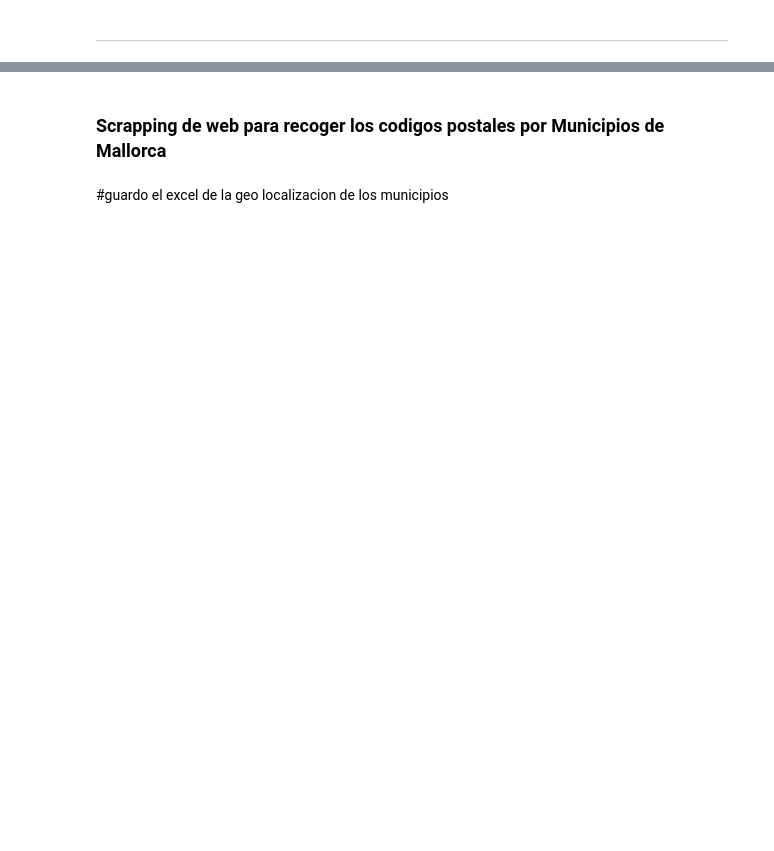
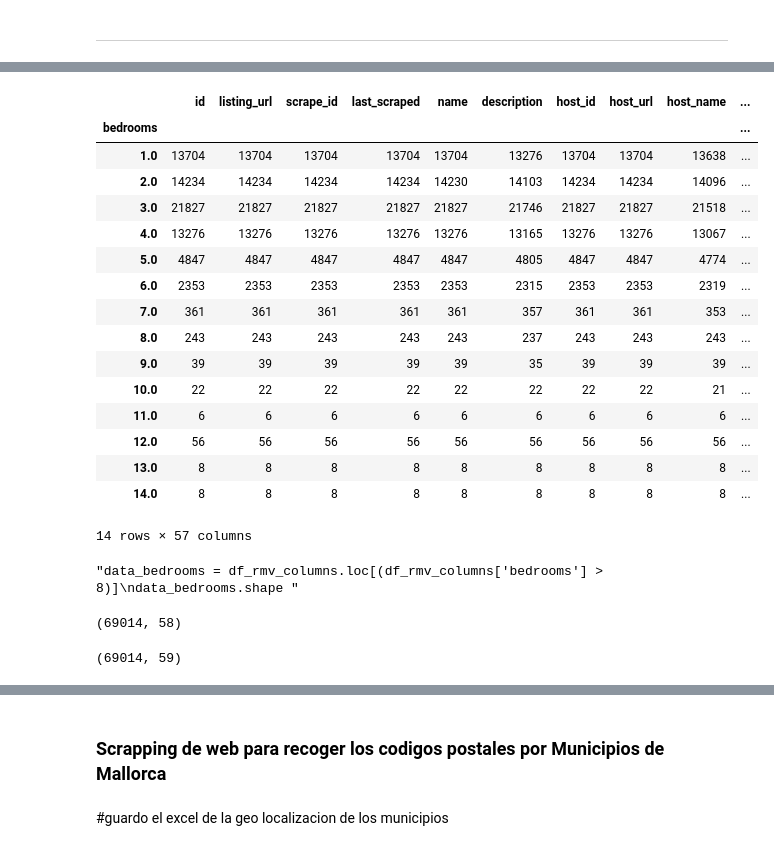
Before and after one commit to JaimeLeoz/w4-ETL-Project, a Jupyter notebook: MainWork-1.ipynb, the cells around one changed output, grey strips where cells are left out. Drawn from its saved outputs; the diff is of its cells as text; code cells hidden in the pictures; blank space fills up the shorter version.

```diff
--- a/MainWork-1.ipynb
+++ b/MainWork-1.ipynb
@@ -255,0 +259,2 @@ Index(['id', 'listing_url', 'scrape_id', 'last_scraped', 'name', 'description',
+# %%
+df_rmv_columns.drop_duplicates(inplace=True)
@@ -257,0 +328,22 @@ Index(['id', 'listing_url', 'scrape_id', 'last_scraped', 'name', 'description',
+# %%
+# muy bienm asi vemos la distribución y podemos  diseñar el loop para la nueva columna
+
+df_rmv_columns.groupby('bedrooms').count()[:15]
+# %% [output]
+|  | id | listing_url | scrape_id | last_scraped | name | description | host_id | host_url | host_name | ... |
+| bedrooms |  |  |  |  |  |  |  |  |  | ... |
+| 1.0 | 13704 | 13704 | 13704 | 13704 | 13704 | 13276 | 13704 | 13704 | 13638 | ... |
+| 2.0 | 14234 | 14234 | 14234 | 14234 | 14230 | 14103 | 14234 | 14234 | 14096 | ... |
+| 3.0 | 21827 | 21827 | 21827 | 21827 | 21827 | 21746 | 21827 | 21827 | 21518 | ... |
+| 4.0 | 13276 | 13276 | 13276 | 13276 | 13276 | 13165 | 13276 | 13276 | 13067 | ... |
+| 5.0 | 4847 | 4847 | 4847 | 4847 | 4847 | 4805 | 4847 | 4847 | 4774 | ... |
+| 6.0 | 2353 | 2353 | 2353 | 2353 | 2353 | 2315 | 2353 | 2353 | 2319 | ... |
+| 7.0 | 361 | 361 | 361 | 361 | 361 | 357 | 361 | 361 | 353 | ... |
+| 8.0 | 243 | 243 | 243 | 243 | 243 | 237 | 243 | 243 | 243 | ... |
+| 9.0 | 39 | 39 | 39 | 39 | 39 | 35 | 39 | 39 | 39 | ... |
+| 10.0 | 22 | 22 | 22 | 22 | 22 | 22 | 22 | 22 | 21 | ... |
+| 11.0 | 6 | 6 | 6 | 6 | 6 | 6 | 6 | 6 | 6 | ... |
+| 12.0 | 56 | 56 | 56 | 56 | 56 | 56 | 56 | 56 | 56 | ... |
+| 13.0 | 8 | 8 | 8 | 8 | 8 | 8 | 8 | 8 | 8 | ... |
+| 14.0 | 8 | 8 | 8 | 8 | 8 | 8 | 8 | 8 | 8 | ... |
+14 rows × 57 columns
@@ -257,0 +352,12 @@ Index(['id', 'listing_url', 'scrape_id', 'last_scraped', 'name', 'description',
+# %%
+'''data_bedrooms = df_rmv_columns.loc[(df_rmv_columns['bedrooms'] > 8)]
+data_bedrooms.shape '''
+# %% [output]
+"data_bedrooms = df_rmv_columns.loc[(df_rmv_columns['bedrooms'] > 8)]\ndata_bedrooms.shape "
+# %%
+# parece funcionar, haciendo esta formula
+
+df_rmv_columns.drop(df_rmv_columns[df_rmv_columns.bedrooms > 6].index, inplace=True)
+df_rmv_columns.shape
+# %% [output]
+(69014, 58)
@@ -257,0 +379,5 @@ Index(['id', 'listing_url', 'scrape_id', 'last_scraped', 'name', 'description',
+# %%
+#ha incluido la nueva columna, con nuestras condiciones ( Impresionante)
+df.shape
+# %% [output]
+(69014, 59)
```
Also changed, not shown: parts of 33 cells of this notebook.
